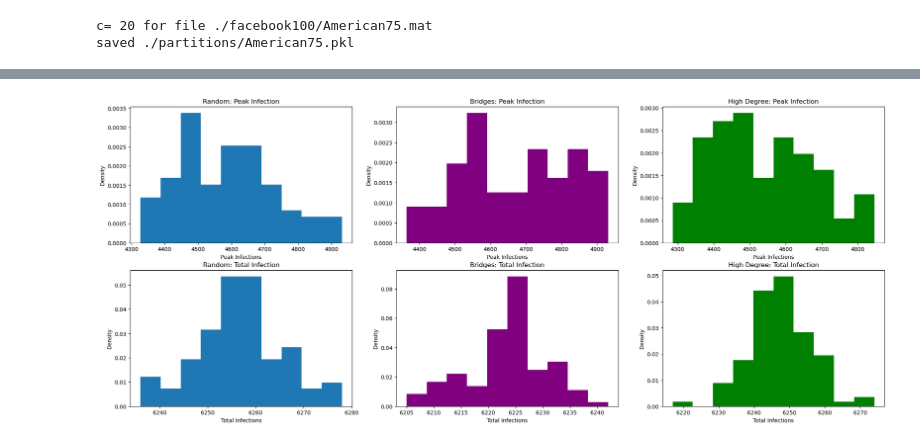
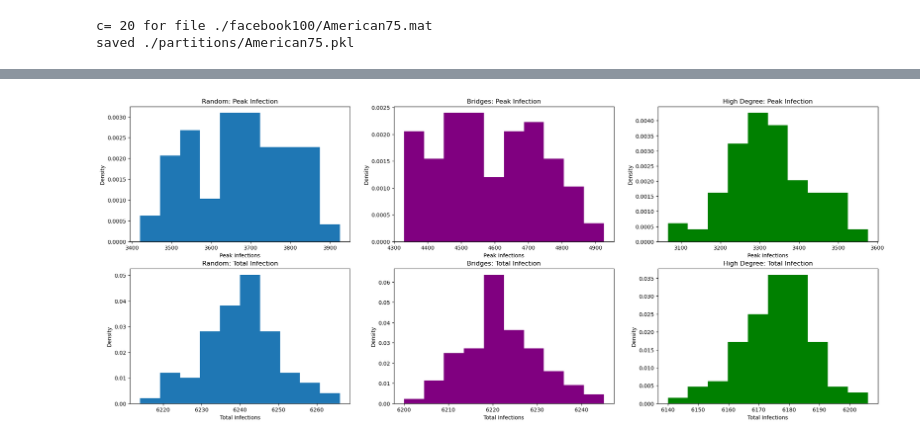
Before and after one commit to Kevin2197/Bio-Networkx-Project, a Jupyter notebook: script.ipynb, the cells around one changed output, grey strips where cells are left out. Cells and saved outputs as stored; diff of their text form; code cells hidden in the pictures.

Commit message:
5 different percent_vaccinated on initial vaccination

```diff
--- a/script.ipynb
+++ b/script.ipynb
@@ -23,19 +23,22 @@ def drawGz(G,z):
     #
     # WARNING: function is optimistic: assumes inputs are properly formatted
 
-    colors = ['#d61111','#11c6d6','#d67711','#11d646','#1b11d6','#d611cc'] # map node labels to colors (for the visualization)
+#     colors = ['#d61111','#11c6d6','#d67711','#11d646','#1b11d6','#d611cc'] # map node labels to colors (for the visualization)
+    colors = ['#d61111','#11c6d6','#d67711','#11d646','#1b11d6','#d611cc', '#be254a', '#dc484c', '#ef6645', '#f88c51', '#fdb365', '#fed27f', '#feeb9d', '#fffebe', '#f0f9a7', '#d8ef9b', '#b3e0a2', '#89d0a4', '#60bba8', '#3f97b7', '#4273b3']
 
     node_colors = []
     for i in G.nodes():
         node_colors.append(colors[int(z[i])])
-    nsize  = 600
+    nsize  = 500
+    ewidth = 2
     flabel = True
 
     if G.order() > 50:
-        nsize  = 100
+        nsize  = 10
+        ewidth = .01
         flabel = False
 
-    nx.draw_networkx(G,with_labels=flabel,node_size=nsize,width=2,node_color=node_colors) # draw it pretty
+    nx.draw_networkx(G,with_labels=flabel,node_size=nsize,width=ewidth,node_color=node_colors) # draw it pretty
     limits=plt.axis('off')                                      # turn off axes
     plt.show()
 
@@ -522,12 +578,6 @@ saved ./partitions/American75.pkl
 # %%
-
-# Converts a filename of the facebook100 dataset to a usable networkx graph
-filename = "./facebook100/American75.mat"
-G = graph_from_filename(filename)
-num_nodes = G.number_of_nodes()
-
 # Data
-num_vaccinated = int(num_nodes/100) # maybe change this to percent vaccinated, for consistency across networks
+num_vaccinated = int(num_nodes/5) # maybe change this to percent vaccinated, for consistency across networks
 num_trials = 100
 s = 1
 beta = .3
@@ -543,11 +598,11 @@ highdegree_peaks, highdegree_totals = strategy_highdegree(G, num_vaccinated, num
 # %%
 # Remove trials whose epidemic didn't start
-random_peaks_trimmed = [temp for temp in random_peaks if temp > 100]
-random_totals_trimmed = [temp for temp in random_totals if temp > 100]
-bridge_peaks_trimmed = [temp for temp in bridge_peaks if temp > 100]
-bridge_totals_trimmed = [temp for temp in bridge_totals if temp > 100]
-highdegree_peaks_trimmed = [temp for temp in highdegree_peaks if temp > 100]
-highdegree_totals_trimmed = [temp for temp in highdegree_totals if temp > 100]
+random_peaks_trimmed = [temp for temp in random_peaks if temp > 2000]
+random_totals_trimmed = [temp for temp in random_totals if temp > 2000]
+bridge_peaks_trimmed = [temp for temp in bridge_peaks if temp > 2000]
+bridge_totals_trimmed = [temp for temp in bridge_totals if temp > 2000]
+highdegree_peaks_trimmed = [temp for temp in highdegree_peaks if temp > 2000]
+highdegree_totals_trimmed = [temp for temp in highdegree_totals if temp > 2000]
 
 # Graph results by vaccination strategy(histograms of peak/total infections)
 fig, axes = plt.subplots(2, 3, figsize=(25, 10))
@@ -556,31 +611,31 @@ axes[0][0].set_title("Random: Peak Infection")
 axes[0][0].set_xlabel("Peak Infections")
 axes[0][0].set_ylabel("Density")
 
 axes[0][1].hist(bridge_peaks_trimmed, density=True, color="purple")
 axes[0][1].set_title("Bridges: Peak Infection")
 axes[0][1].set_xlabel("Peak Infections")
 axes[0][1].set_ylabel("Density")
 
 axes[0][2].hist(highdegree_peaks_trimmed, density=True, color="g")
 axes[0][2].set_title("High Degree: Peak Infection")
 axes[0][2].set_xlabel("Peak Infections")
 axes[0][2].set_ylabel("Density")
 
 axes[1][0].hist(random_totals_trimmed, density=True)
 axes[1][0].set_title("Random: Total Infection")
 axes[1][0].set_xlabel("Total Infections")
 axes[1][0].set_ylabel("Density")
 
 
 axes[1][1].hist(bridge_totals_trimmed, density=True, color="purple")
 axes[1][1].set_title("Bridges: Total Infection")
 axes[1][1].set_xlabel("Total Infections")
 axes[1][1].set_ylabel("Density")
 
 
 axes[1][2].hist(highdegree_totals_trimmed, density=True, color="g")
 axes[1][2].set_title("High Degree: Total Infection")
 axes[1][2].set_xlabel("Total Infections")
 axes[1][2].set_ylabel("Density");
 # %% [output]
-[figure, old version]
+[figure, new version]
```
Also changed, not shown: parts of 10 cells of this notebook.
